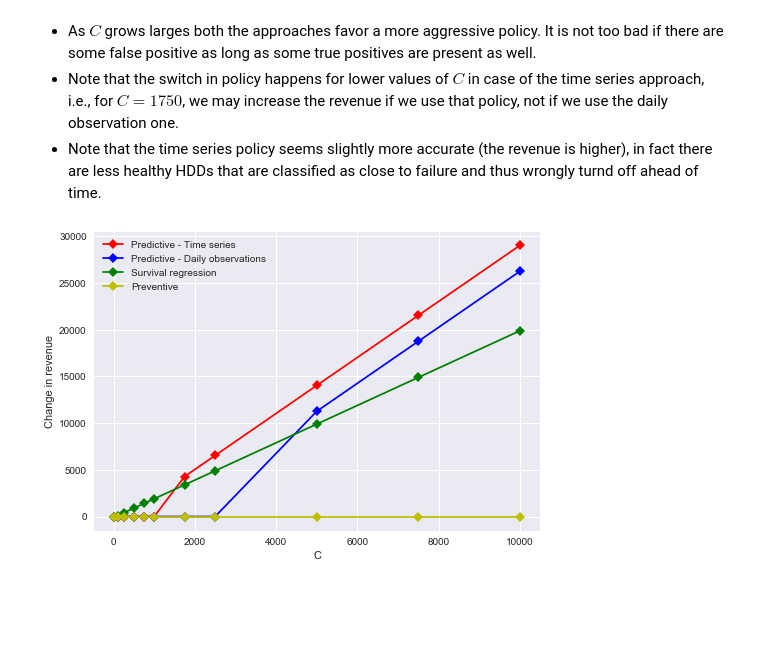
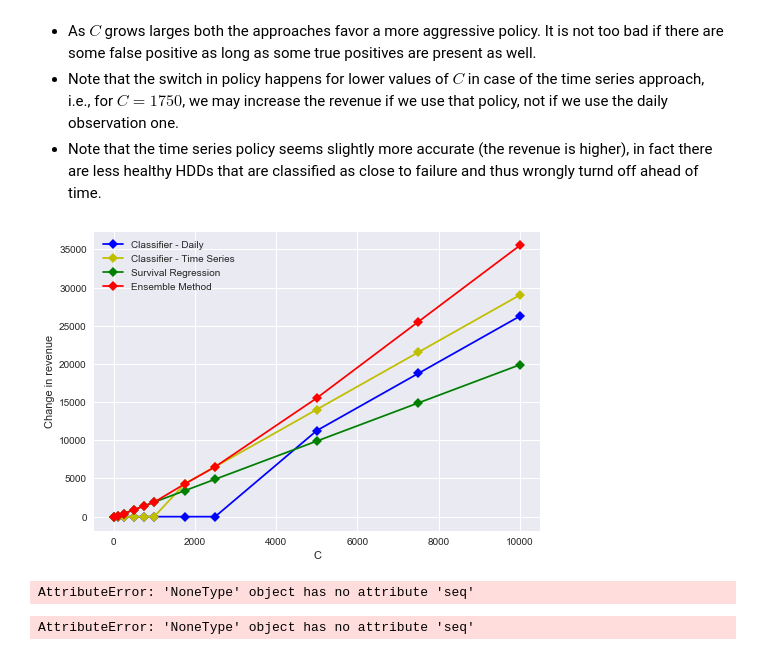
Before and after one commit to FabCec/planned_replacements, a Jupyter notebook: 4. Machine learning and optimization problem.ipynb, the cells around one changed output. Drawn from its saved outputs; the diff is of its cells as text; code cells hidden in the pictures; blank space fills up the shorter version.

Commit message:
Version June 12
Added comments and text
NB 4 : Included Ensemble method

```diff
--- a/4. Machine learning and optimization problem.ipynb
+++ b/4. Machine learning and optimization problem.ipynb
@@ -563,7 +568,7 @@ for C in Cs :
     # A) The performance on the training set.
     y_train_pred = (rf_y_train_proba[:,1] > prob_thresh)
     tn, fp, fn, tp = confusion_matrix(y_train, y_train_pred).ravel()
-    print('Training set performance: tn = {} '.format(tn) + ', fp = {} '.format(fp)+ ', fn = {} '.format(fn)+ ', tp = {} '.format(tp))
+    print('Training data performance: tn = {} '.format(tn) + ', fp = {} '.format(fp)+ ', fn = {} '.format(fn)+ ', tp = {} '.format(tp))
 
     # B) The performance on the testing set.
     y_test_pred = (rf_y_test_proba[:,1] > prob_thresh)
@@ -577,8 +582,9 @@ for C in Cs :
 
     # D) The total revenue when we use also predictive replacement. We also print all the additional actions taken and the change in revenue they cause.
     df_test['predictions'] = y_test_pred
+    pred_dict[('Classifier_daily', C)] = y_test_pred
     predictive_revenue = compute_revenue_predictive(dates, C, df_test)[-1]
-    print('The total revenue with also predictive replacement is given by {}'.format(predictive_revenue))
+    print('The total revenue with also predictive replacement (Classifier - Daily) is given by {}'.format(predictive_revenue))
     print('\nDifference in total revenue = {}'.format(predictive_revenue - preventive_revenue))
     revenue_pred.append(predictive_revenue)
 
@@ -1039,7 +1045,7 @@ for C in Cs :
 
     yts_train_pred = (rf_yts_train_proba[:,1] > prob_thresh)
     tn, fp, fn, tp = confusion_matrix(yts_train, yts_train_pred).ravel()
-    print('Training set performance: tn = {} '.format(tn) + ', fp = {} '.format(fp)+ ', fn = {} '.format(fn)+ ', tp = {} '.format(tp))
+    print('Training data performance: tn = {} '.format(tn) + ', fp = {} '.format(fp)+ ', fn = {} '.format(fn)+ ', tp = {} '.format(tp))
 
     yts_test_pred = (rf_yts_test_proba[:,1] > prob_thresh)
     tn, fp, fn, tp = confusion_matrix(yts_test, yts_test_pred).ravel()
@@ -1052,7 +1058,8 @@ for C in Cs :
     df_ts_ext_test['predictions'] = yts_test_pred
     df_ts_ext_test_original = pd.merge(df_test, df_ts_ext_test, on = ['serial_number', 'date'], how = 'outer').fillna(False)
     predictive_revenue = compute_revenue_predictive(dates, C, df_ts_ext_test_original)[-1]
-    print('The total revenue with also predictive replacement is given by {}'.format(predictive_revenue))
+    pred_dict[('Classifier_ts', C)] = df_ts_ext_test_original['predictions'].values
+    print('The total revenue with also predictive replacement (Classifier - Time Series) is given by {}'.format(predictive_revenue))
     print('\nDifference in total revenue = {}'.format(predictive_revenue - preventive_revenue))
 
     revenue_ts.append(predictive_revenue)
@@ -1282,7 +1291,8 @@ for C in Cs :
 
     df_X_test['predictions'] = y_test_pred
     predictive_revenue = compute_revenue_predictive(dates, C, df_X_test)[-1]
-    print('The total revenue with also predictive replacement is given by {}'.format(predictive_revenue))
+    pred_dict[('Survival_regressor', C)] = y_test_pred
+    print('The total revenue with also predictive replacement (survival regression policy) is given by {}'.format(predictive_revenue))
     print('\nDifference in total revenue = {}'.format(predictive_revenue - preventive_revenue))
 
     revenue_s.append(predictive_revenue)
@@ -1306,0 +1323,22 @@ Difference in total revenue = 19899
+# %%
+df_test = df.loc[test_data_mask, ['date', 'serial_number', 'failure']]
+preventive_revenue_C0 = compute_revenue_preventive(dates, 0, df_X_test)[-1]
+Failures_test = np.sum(hdds_y_test)
+
+revenue_en = []
+
+for C in Cs :
+    print('\nC = {}\n'.format(C))
+
+    preventive_revenue = preventive_revenue_C0 - C*Failures_test
+    print('The total revenue with only preventive replacement is given by {}'.format(preventive_revenue))
+
+    # Derive the ensemble predictor
+    pred_dict[('Ensemble', C)] = [ ((pred_dict[('Classifier_daily', C)][i] | pred_dict[('Classifier_ts', C)][i]) | pred_dict[('Survival_regressor', C)][i]) for i in range(len(pred_dict[('Classifier_daily', C)]))]
+    df_test['predictions'] = pred_dict[('Ensemble', C)]
+
+    predictive_revenue = compute_revenue_predictive(dates, C, df_test)[-1]
+    print('The total revenue with also predictive replacement (survival regression policy) is given by {}'.format(predictive_revenue))
+    print('\nDifference in total revenue = {}'.format(predictive_revenue - preventive_revenue))
+
+    revenue_en.append(predictive_revenue)
@@ -1314,13 +1370,41 @@ Both predictive replacement approaches solve the trade off by selecting either o
 - Note that the switch in policy happens for lower values of $C$ in case of the time series approach, i.e., for $C = 1750$, we may increase the revenue if we use that policy, not if we use the daily observation one.
 - Note that the time series policy seems slightly more accurate (the revenue is higher), in fact there are less healthy HDDs that are classified as close to failure and thus wrongly turnd off ahead of time.
 # %%
-plt.plot(Cs, np.array(revenue_ts) - np.array(revenue_prev), 'r', marker = 'D', label = 'Predictive - Time series')
-plt.plot(Cs, np.array(revenue_pred) - np.array(revenue_prev), 'b', marker = 'D', label = 'Predictive - Daily observations')
-plt.plot(Cs, np.array(revenue_s) - np.array(revenue_prev), 'g', marker = 'D', label = 'Survival regression')
-plt.plot(Cs, np.array(revenue_pred) - np.array(revenue_pred), 'y', marker = 'D', label = 'Preventive')
+plt.plot(Cs, np.array(revenue_pred) - np.array(revenue_prev), 'b', marker = 'D', label = 'Classifier - Daily')
+plt.plot(Cs, np.array(revenue_ts) - np.array(revenue_prev), 'y', marker = 'D', label = 'Classifier - Time Series')
+plt.plot(Cs, np.array(revenue_s) - np.array(revenue_prev), 'g', marker = 'D', label = 'Survival Regression')
+plt.plot(Cs, np.array(revenue_en) - np.array(revenue_prev), 'r', marker = 'D', label = 'Ensemble Method')
 plt.xlabel('C')
 plt.ylabel('Change in revenue')
 plt.legend()
 plt.show()
 # %% [output]
-[figure, old version]
+[figure, new version]
+# %%
+plt.plot(Cs, np.array(revenue_prev), 'k', marker = 'D', label = 'Preventive')
+plt.plot(Cs, np.array(revenue_pred), 'b', marker = 'D', label = 'Classifier - Daily')
+plt.plot(Cs, np.array(revenue_ts), 'y', marker = 'D', label = 'Classifier - Time Series')
+plt.plot(Cs, np.array(revenue_s), 'g', marker = 'D', label = 'Survival Regression')
+plt.plot(Cs, np.array(revenue_en), 'r', marker = 'D', label = 'Ensemble Method')
+plt.xlabel('C')
+plt.ylabel('Revenue $R_T$')
+plt.legend()
+plt.show()
+# %% [output]
+AttributeError: 'NoneType' object has no attribute 'seq'
+# %%
+perc_d = ((np.array(revenue_pred) - np.array(revenue_prev))/np.array(revenue_prev))*100
+perc_ts = ((np.array(revenue_ts) - np.array(revenue_prev))/np.array(revenue_prev))*100
+perc_s = ((np.array(revenue_s) - np.array(revenue_prev))/np.array(revenue_prev))*100
+perc_en = ((np.array(revenue_en) - np.array(revenue_prev))/np.array(revenue_prev))*100
+
+plt.plot(Cs, perc_d, 'b', marker = 'D', label = 'Classifier - Daily')
+plt.plot(Cs, perc_ts, 'y', marker = 'D', label = 'Classifier - Time Series')
+plt.plot(Cs, perc_s, 'g', marker = 'D', label = 'Survival Regression')
+plt.plot(Cs, perc_en, 'r', marker = 'D', label = 'Ensemble Method')
+plt.xlabel('C')
+plt.ylabel('% variation in revenue')
+plt.legend()
+plt.show()
+# %% [output]
+AttributeError: 'NoneType' object has no attribute 'seq'
```
Also changed, not shown: parts of 22 cells of this notebook, 2 other files.
